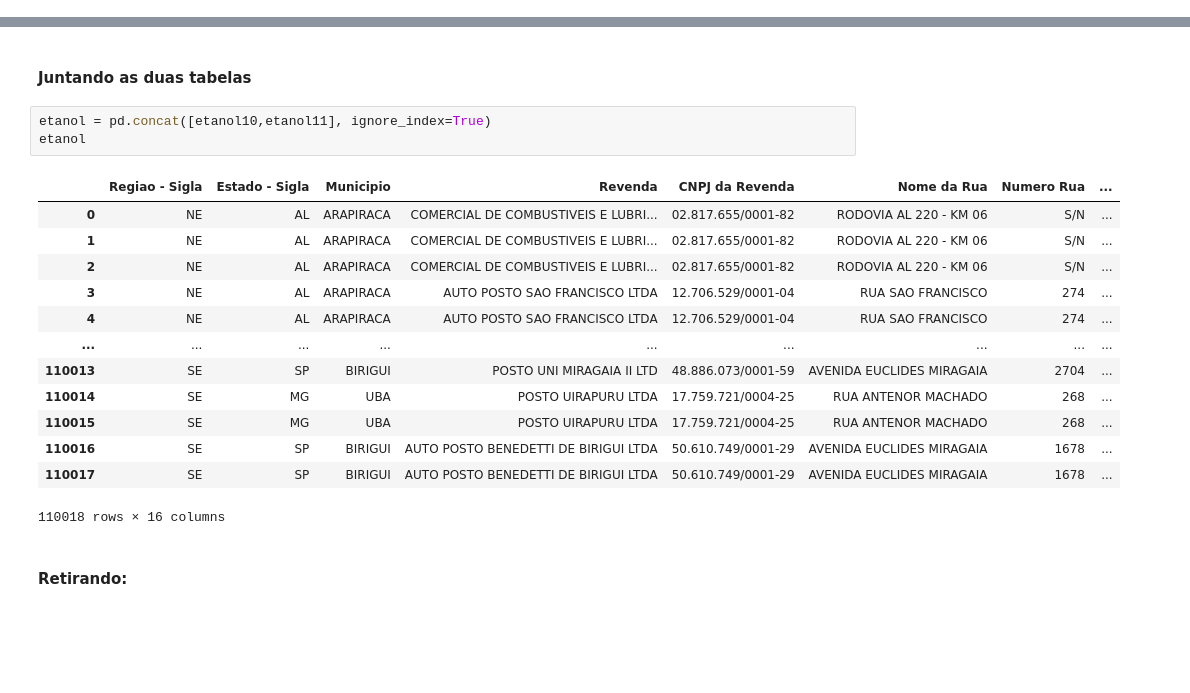
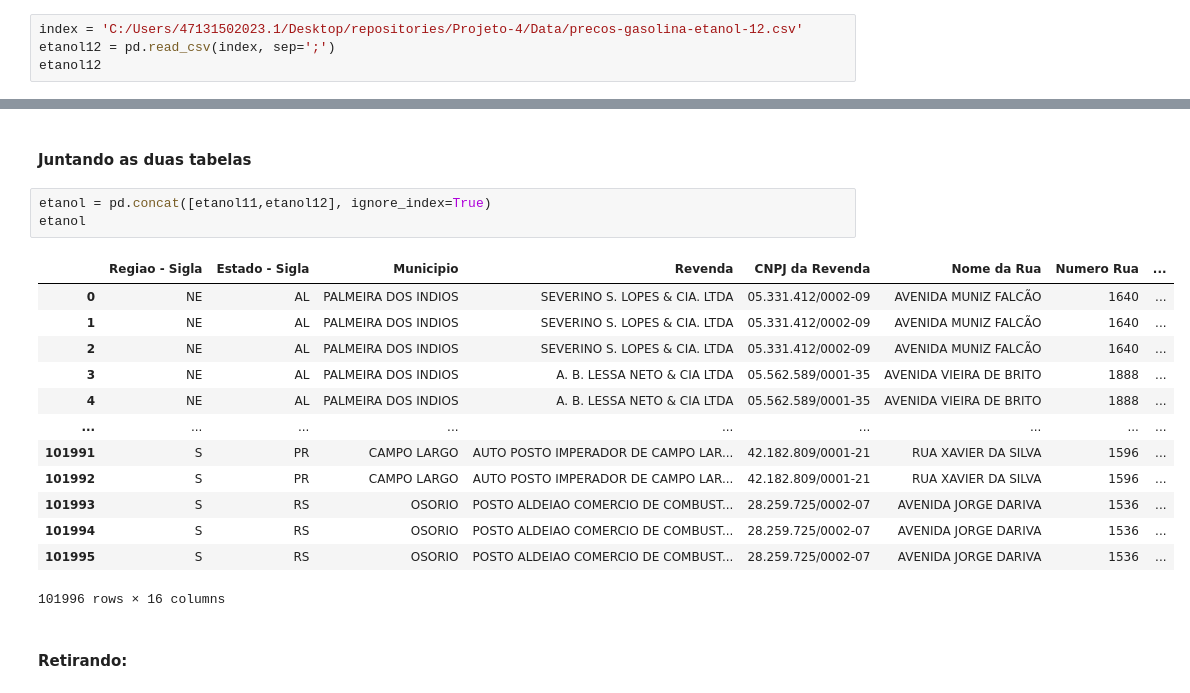
Before and after one commit to arthurlorran1/Projeto-4, a Jupyter notebook: presentation/notebook.ipynb, the cells around one changed output, grey strips where cells are left out. Saved outputs shown, nothing was run; the diff lists cells and outputs as text; blank space fills up the shorter version.

```diff
--- a/presentation/notebook.ipynb
+++ b/presentation/notebook.ipynb
@@ -47,0 +30,4 @@ etanol11
+# %%
+index = 'C:/Users/47131502023.1/Desktop/repositories/Projeto-4/Data/precos-gasolina-etanol-12.csv'
+etanol12 = pd.read_csv(index, sep=';')
+etanol12
@@ -67,22 +67,22 @@ A análise deve responder às seguintes perguntas:
 # %% [markdown]
 #### **Juntando as duas tabelas**
 # %%
-etanol = pd.concat([etanol10,etanol11], ignore_index=True)
+etanol = pd.concat([etanol11,etanol12], ignore_index=True)
 etanol
 # %% [output]
 |  | Regiao - Sigla | Estado - Sigla | Municipio | Revenda | CNPJ da Revenda | Nome da Rua | Numero Rua | ... |
-| 0 | NE | AL | ARAPIRACA | COMERCIAL DE COMBUSTIVEIS E LUBRI... | 02.817.655/0001-82 | RODOVIA AL 220 - KM 06 | S/N | ... |
-| 1 | NE | AL | ARAPIRACA | COMERCIAL DE COMBUSTIVEIS E LUBRI... | 02.817.655/0001-82 | RODOVIA AL 220 - KM 06 | S/N | ... |
-| 2 | NE | AL | ARAPIRACA | COMERCIAL DE COMBUSTIVEIS E LUBRI... | 02.817.655/0001-82 | RODOVIA AL 220 - KM 06 | S/N | ... |
-| 3 | NE | AL | ARAPIRACA | AUTO POSTO SAO FRANCISCO LTDA | 12.706.529/0001-04 | RUA SAO FRANCISCO | 274 | ... |
-| 4 | NE | AL | ARAPIRACA | AUTO POSTO SAO FRANCISCO LTDA | 12.706.529/0001-04 | RUA SAO FRANCISCO | 274 | ... |
+| 0 | NE | AL | PALMEIRA DOS INDIOS | SEVERINO S. LOPES & CIA. LTDA | 05.331.412/0002-09 | AVENIDA MUNIZ FALCÃO | 1640 | ... |
+| 1 | NE | AL | PALMEIRA DOS INDIOS | SEVERINO S. LOPES & CIA. LTDA | 05.331.412/0002-09 | AVENIDA MUNIZ FALCÃO | 1640 | ... |
+| 2 | NE | AL | PALMEIRA DOS INDIOS | SEVERINO S. LOPES & CIA. LTDA | 05.331.412/0002-09 | AVENIDA MUNIZ FALCÃO | 1640 | ... |
+| 3 | NE | AL | PALMEIRA DOS INDIOS | A. B. LESSA NETO & CIA LTDA | 05.562.589/0001-35 | AVENIDA VIEIRA DE BRITO | 1888 | ... |
+| 4 | NE | AL | PALMEIRA DOS INDIOS | A. B. LESSA NETO & CIA LTDA | 05.562.589/0001-35 | AVENIDA VIEIRA DE BRITO | 1888 | ... |
 | ... | ... | ... | ... | ... | ... | ... | ... | ... |
-| 110013 | SE | SP | BIRIGUI | POSTO UNI MIRAGAIA II LTD | 48.886.073/0001-59 | AVENIDA EUCLIDES MIRAGAIA | 2704 | ... |
-| 110014 | SE | MG | UBA | POSTO UIRAPURU LTDA | 17.759.721/0004-25 | RUA ANTENOR MACHADO | 268 | ... |
-| 110015 | SE | MG | UBA | POSTO UIRAPURU LTDA | 17.759.721/0004-25 | RUA ANTENOR MACHADO | 268 | ... |
-| 110016 | SE | SP | BIRIGUI | AUTO POSTO BENEDETTI DE BIRIGUI LTDA | 50.610.749/0001-29 | AVENIDA EUCLIDES MIRAGAIA | 1678 | ... |
-| 110017 | SE | SP | BIRIGUI | AUTO POSTO BENEDETTI DE BIRIGUI LTDA | 50.610.749/0001-29 | AVENIDA EUCLIDES MIRAGAIA | 1678 | ... |
+| 101991 | S | PR | CAMPO LARGO | AUTO POSTO IMPERADOR DE CAMPO LAR... | 42.182.809/0001-21 | RUA XAVIER DA SILVA | 1596 | ... |
+| 101992 | S | PR | CAMPO LARGO | AUTO POSTO IMPERADOR DE CAMPO LAR... | 42.182.809/0001-21 | RUA XAVIER DA SILVA | 1596 | ... |
+| 101993 | S | RS | OSORIO | POSTO ALDEIAO COMERCIO DE COMBUST... | 28.259.725/0002-07 | AVENIDA JORGE DARIVA | 1536 | ... |
+| 101994 | S | RS | OSORIO | POSTO ALDEIAO COMERCIO DE COMBUST... | 28.259.725/0002-07 | AVENIDA JORGE DARIVA | 1536 | ... |
+| 101995 | S | RS | OSORIO | POSTO ALDEIAO COMERCIO DE COMBUST... | 28.259.725/0002-07 | AVENIDA JORGE DARIVA | 1536 | ... |
-110018 rows × 16 columns
+101996 rows × 16 columns
 # %% [markdown]
 #### **Retirando:**
 # %% [markdown]
```
Also changed, not shown: parts of 7 cells of this notebook, 2 other files.
